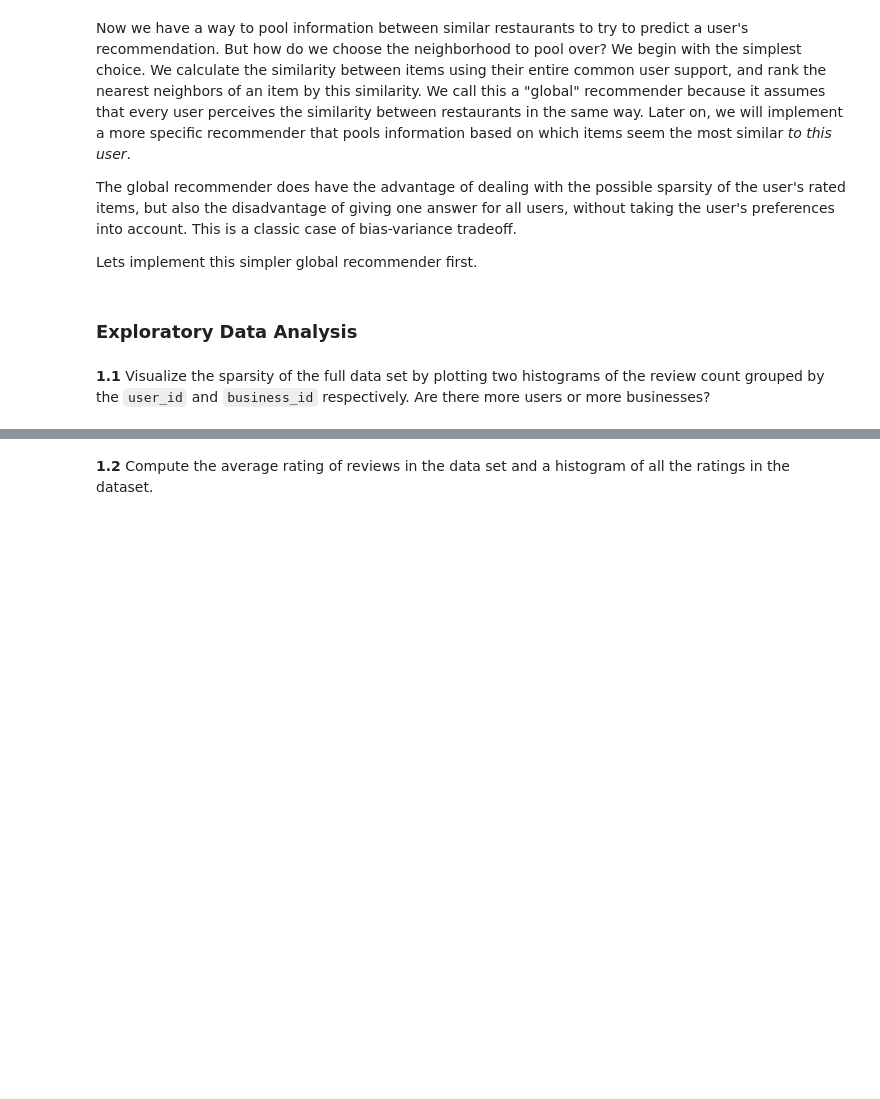
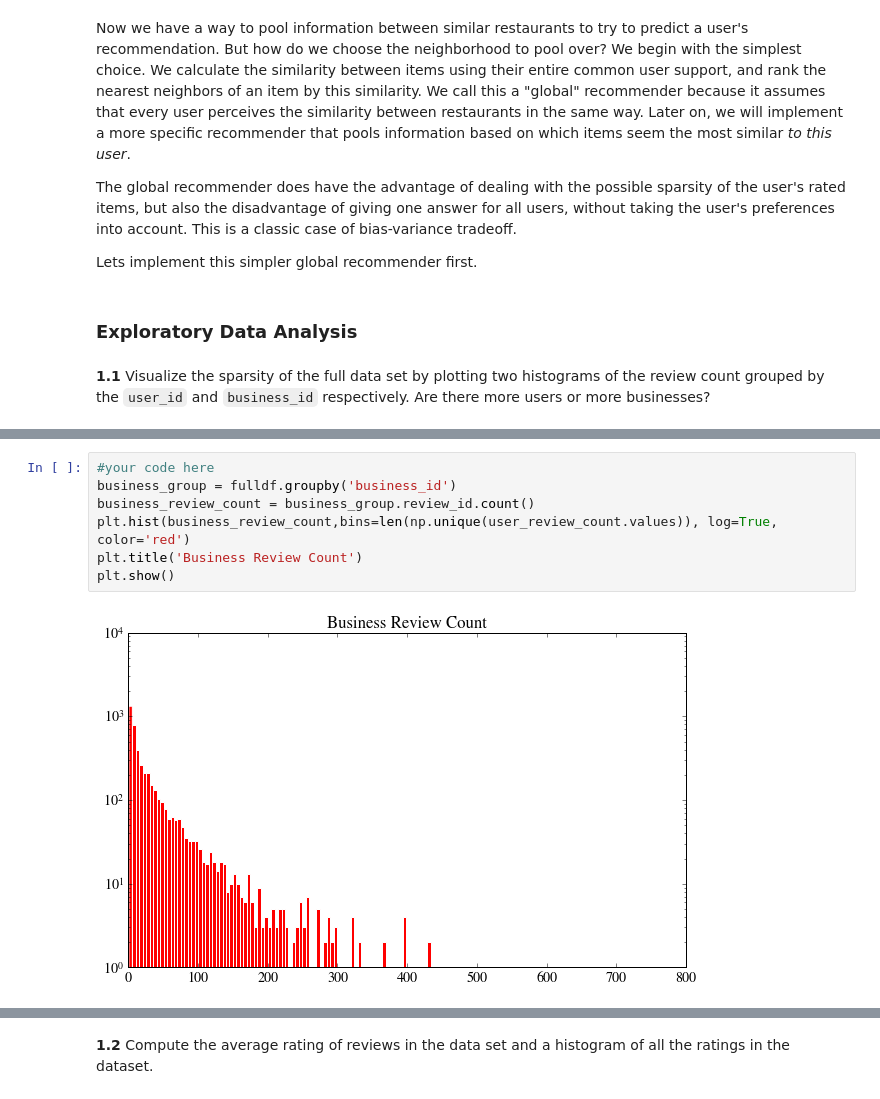
Before and after one commit to LinfinityLab/data-science-hw-assignments, a Jupyter notebook: lin_w_hw4/HW4.ipynb, the cells around one changed output, grey strips where cells are left out. Cells and saved outputs as stored; diff of their text form; blank space fills up the shorter version.

```diff
--- a/lin_w_hw4/HW4.ipynb
+++ b/lin_w_hw4/HW4.ipynb
@@ -185,0 +194,9 @@ Lets implement this simpler global recommender first.
+# %%
+#your code here
+business_group = fulldf.groupby('business_id')
+business_review_count = business_group.review_id.count()
+plt.hist(business_review_count,bins=len(np.unique(user_review_count.values)), log=True, color='red')
+plt.title('Business Review Count')
+plt.show()
+# %% [output]
+[figure, added]
```
Also changed, not shown: parts of 60 cells of this notebook, 2 other files.
